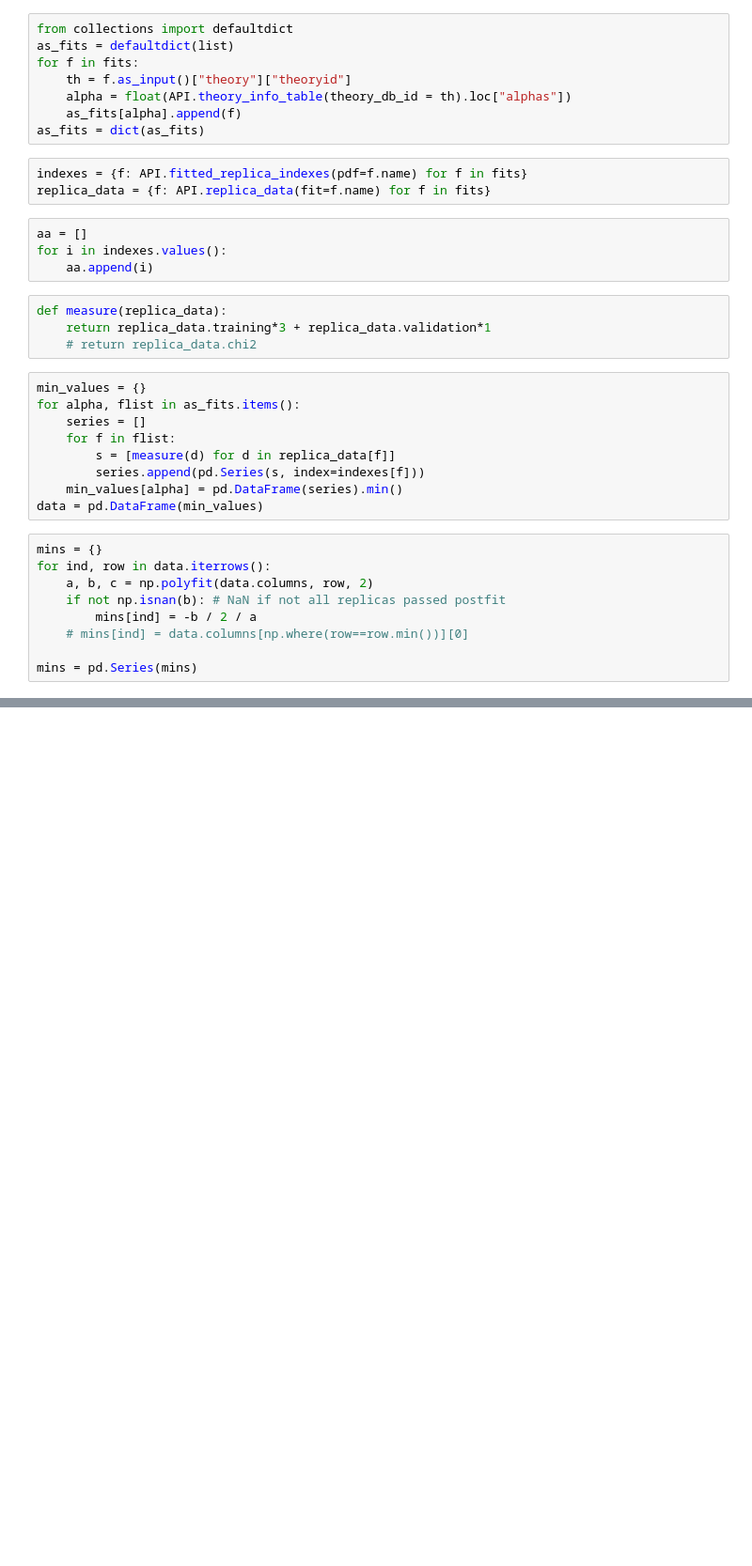
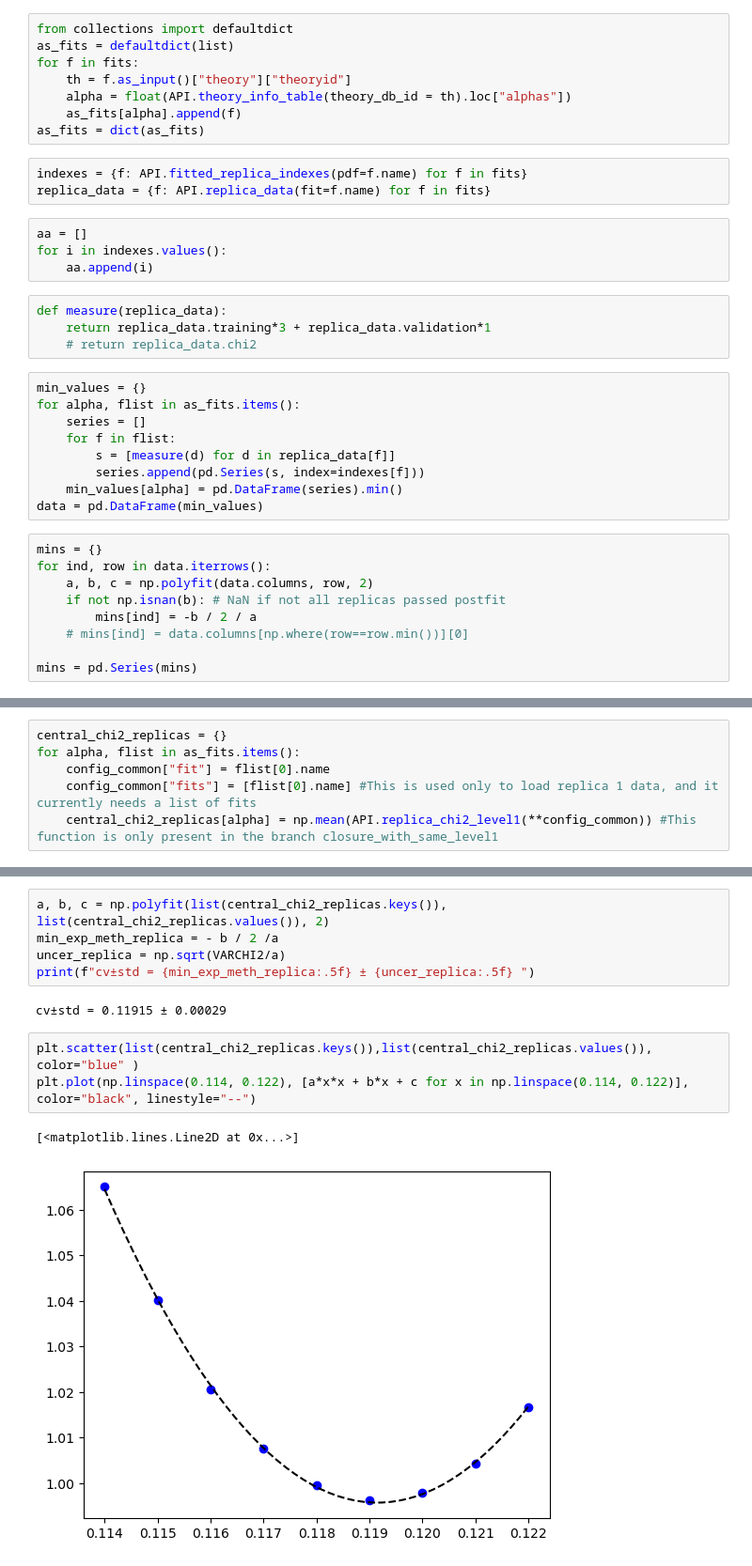
Before and after one commit to RoyStegeman/higher_twist, a Jupyter notebook: alphas/alphas_crm.ipynb, the cells around one changed output, grey strips where cells are left out. Shown at 94% size. Saved outputs shown, nothing was run; the diff lists cells and outputs as text; blank space fills up the shorter version.

```diff
--- a/alphas/alphas_crm.ipynb
+++ b/alphas/alphas_crm.ipynb
@@ -81,0 +171,6 @@ plt.plot(data.columns, np.array(data.T))
+# %%
+central_chi2_replicas = {}
+for alpha, flist in as_fits.items():
+    config_common["fit"] = flist[0].name
+    config_common["fits"] = [flist[0].name] #This is used only to load replica 1 data, and it currently needs a list of fits
+    central_chi2_replicas[alpha] = np.mean(API.replica_chi2_level1(**config_common)) #This function is only present in the branch closure_with_same_level1
@@ -81,0 +196,13 @@ plt.plot(data.columns, np.array(data.T))
+# %%
+a, b, c = np.polyfit(list(central_chi2_replicas.keys()), list(central_chi2_replicas.values()), 2)
+min_exp_meth_replica = - b / 2 /a
+uncer_replica = np.sqrt(VARCHI2/a)
+print(f"cv±std = {min_exp_meth_replica:.5f} ± {uncer_replica:.5f} ")
+# %% [output]
+cv±std = 0.11915 ± 0.00029
+# %%
+plt.scatter(list(central_chi2_replicas.keys()),list(central_chi2_replicas.values()), color="blue" )
+plt.plot(np.linspace(0.114, 0.122), [a*x*x + b*x + c for x in np.linspace(0.114, 0.122)], color="black", linestyle="--")
+# %% [output]
+[<matplotlib.lines.Line2D at 0x...>]
+[figure, added]
```
Also changed, not shown: parts of 12 cells of this notebook.
